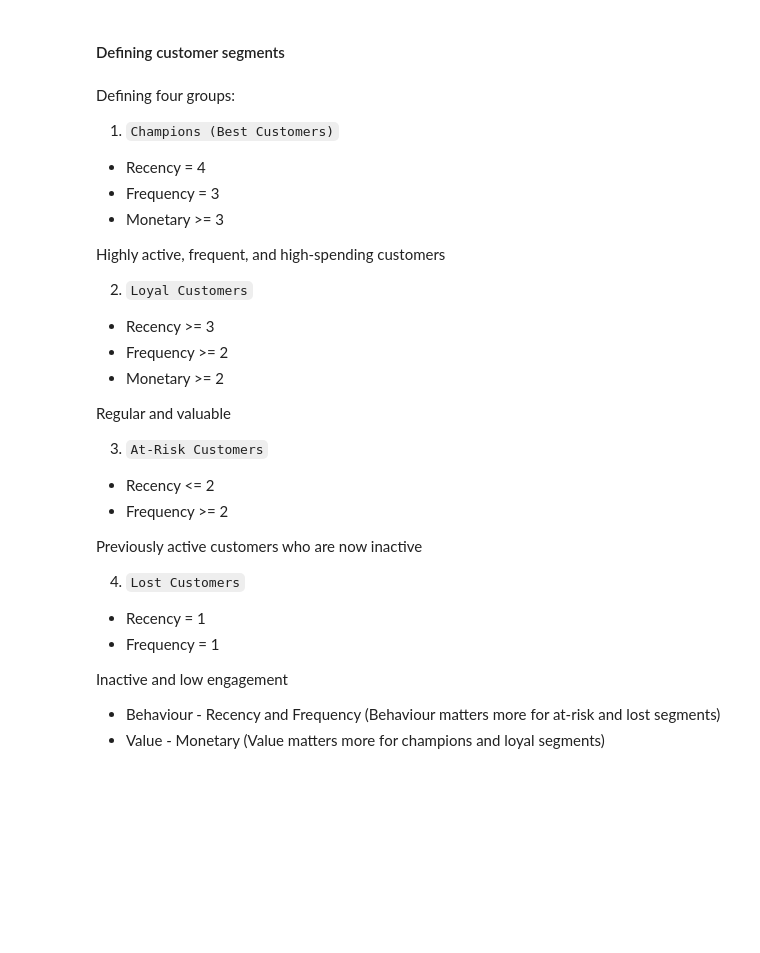
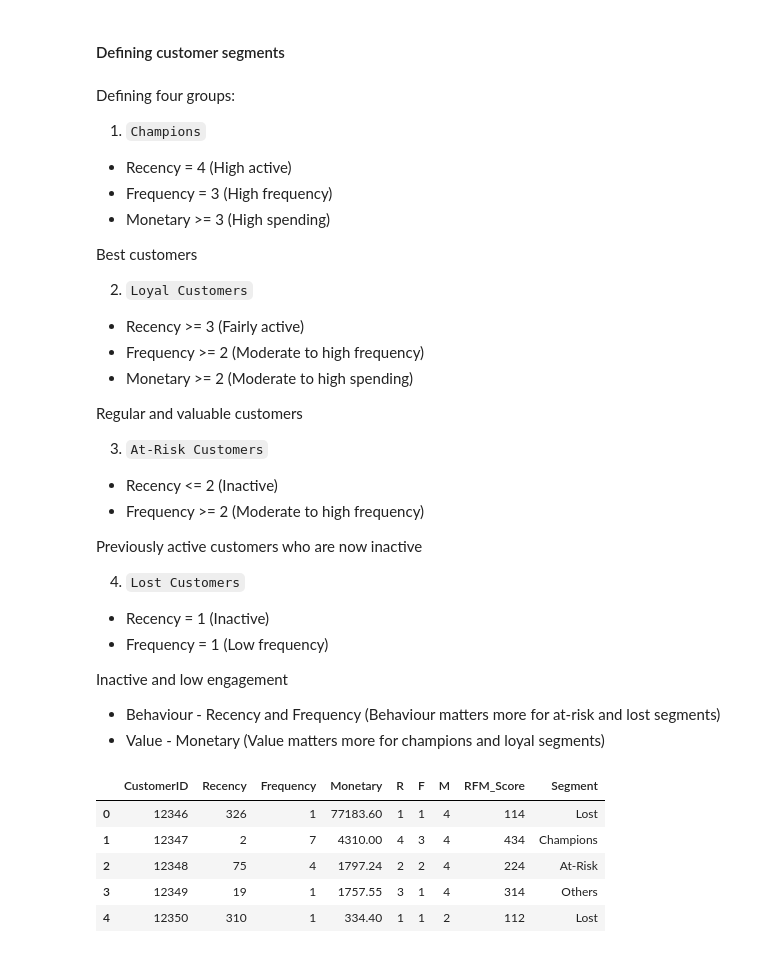
Before and after one commit to BSU04/ecommerce-customer-intelligence, a Jupyter notebook: E-commerce.ipynb, the cells around one changed output. Cells and saved outputs as stored; diff of their text form; code cells hidden in the pictures; blank space fills up the shorter version.

Commit message:
feat: implement RFM-based customer segmentation

```diff
--- a/E-commerce.ipynb
+++ b/E-commerce.ipynb
@@ -1246,35 +1246,62 @@ RFM-based segmentation transforms raw transactional data into meaningful custome
 # %% [markdown]
 Defining four groups:
 
-1) `Champions (Best Customers)`
+1) `Champions`
 
-* Recency = 4
-* Frequency = 3
-* Monetary >= 3
+* Recency = 4 (High active)
+* Frequency = 3 (High frequency)
+* Monetary >= 3 (High spending)
 
-Highly active, frequent, and high-spending customers
+Best customers
 
 2) `Loyal Customers`
 
-* Recency >= 3
-* Frequency >= 2
-* Monetary >= 2
+* Recency >= 3 (Fairly active)
+* Frequency >= 2 (Moderate to high frequency)
+* Monetary >= 2 (Moderate to high spending)
 
-Regular and valuable
+Regular and valuable customers
 
 3) `At-Risk Customers`
 
-* Recency <= 2
-* Frequency >= 2
+* Recency <= 2 (Inactive)
+* Frequency >= 2 (Moderate to high frequency)
 
 Previously active customers who are now inactive
 
 4) `Lost Customers`
 
-* Recency = 1
-* Frequency = 1
+* Recency = 1 (Inactive)
+* Frequency = 1 (Low frequency)
 
 Inactive and low engagement
 
 * Behaviour - Recency and Frequency (Behaviour matters more for at-risk and lost segments)
 * Value - Monetary (Value matters more for champions and loyal segments)
+# %%
+def segment_customer(row):
+    if row['R'] == 4 and row['F'] == 3 and row['M'] >= 3:
+        return 'Champions'
+
+    elif row['R'] >= 3 and row['F'] >= 2 and row['M'] >= 2:
+        return 'Loyalist'
+
+    elif row['R'] <= 2 and row['F'] >= 2:
+        return 'At-Risk'
+
+    elif row['R'] == 1 and row['F'] == 1:
+        return 'Lost'
+
+    else:
+        return "Others"
+# %%
+rfm['Segment'] = rfm.apply(segment_customer, axis=1)
+# %%
+rfm.head()
+# %% [output]
+|  | CustomerID | Recency | Frequency | Monetary | R | F | M | RFM_Score | Segment |
+| 0 | 12346 | 326 | 1 | 77183.60 | 1 | 1 | 4 | 114 | Lost |
+| 1 | 12347 | 2 | 7 | 4310.00 | 4 | 3 | 4 | 434 | Champions |
+| 2 | 12348 | 75 | 4 | 1797.24 | 2 | 2 | 4 | 224 | At-Risk |
+| 3 | 12349 | 19 | 1 | 1757.55 | 3 | 1 | 4 | 314 | Others |
+| 4 | 12350 | 310 | 1 | 334.40 | 1 | 1 | 2 | 112 | Lost |
```
Also changed, not shown: parts of 2 cells of this notebook.
